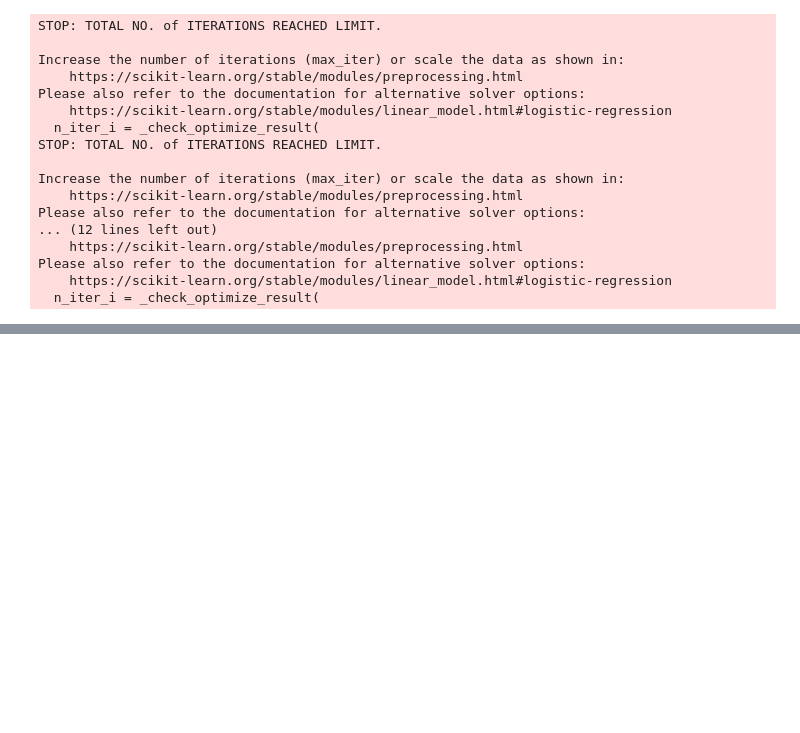
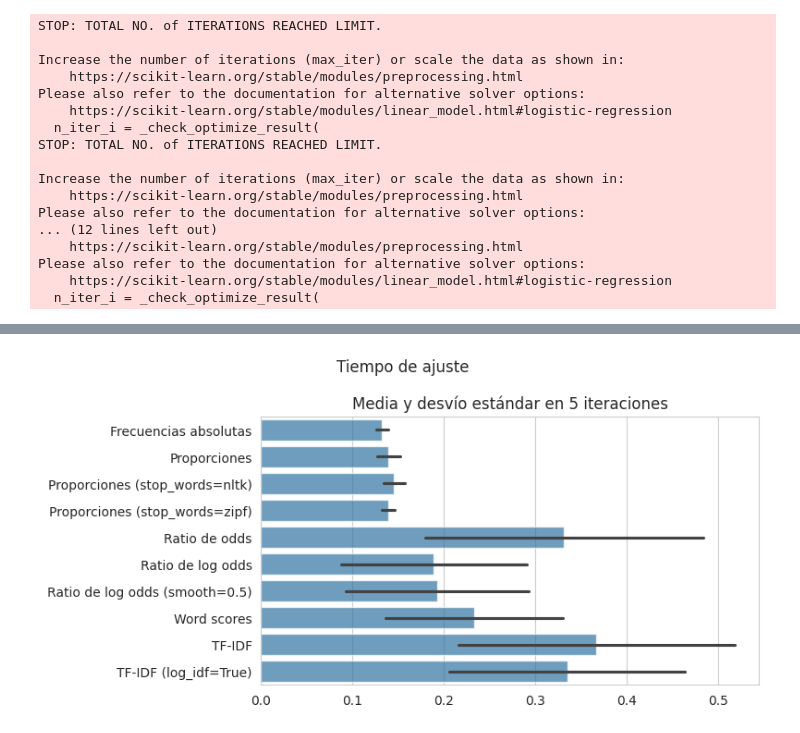
Before and after one commit to macfernandez/eddc-specialization-project, a Jupyter notebook: notebooks/05-vectorizer-selection.ipynb, the cells around one changed output, grey strips where cells are left out. Cells and saved outputs as stored; diff of their text form; code cells hidden in the pictures; blank space fills up the shorter version.

```diff
--- a/notebooks/05-vectorizer-selection.ipynb
+++ b/notebooks/05-vectorizer-selection.ipynb
@@ -331,4 +367,22 @@ sns.lineplot(
 # %%
 FEATURES_PLOTS = os.path.join(VISUALIZATIONS_PATH, "features")
 os.makedirs(FEATURES_PLOTS, exist_ok=True)
+# %%
+fig, ax = plt.subplots(figsize=(8,4))
+sns.barplot(
+    cv_results_to_compare[["title", "fit_time", "split"]],
+    y="title", x="fit_time",
+    estimator="mean", errorbar="sd", ax=ax,
+    alpha=.7
+)
+ax.set_xlabel("")
+ax.set_ylabel("")
+ax.set_title("Media y desvío estándar en 5 iteraciones")
+fig.suptitle("Tiempo de ajuste")
+plt.tight_layout()
+plt.savefig(
+        os.path.join(FEATURES_PLOTS, "fit_time.png")
+    )
+# %% [output]
+[figure, added]
 # %%
```
Also changed, not shown: parts of 8 cells of this notebook, 4 other files.
